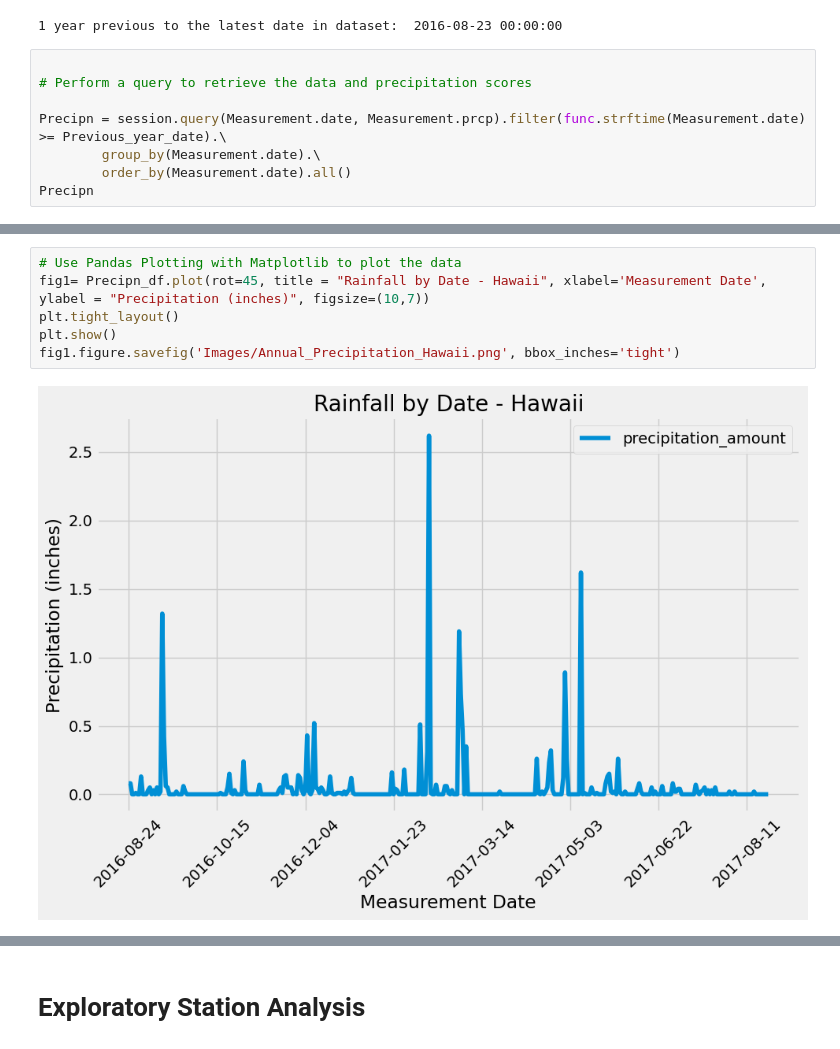
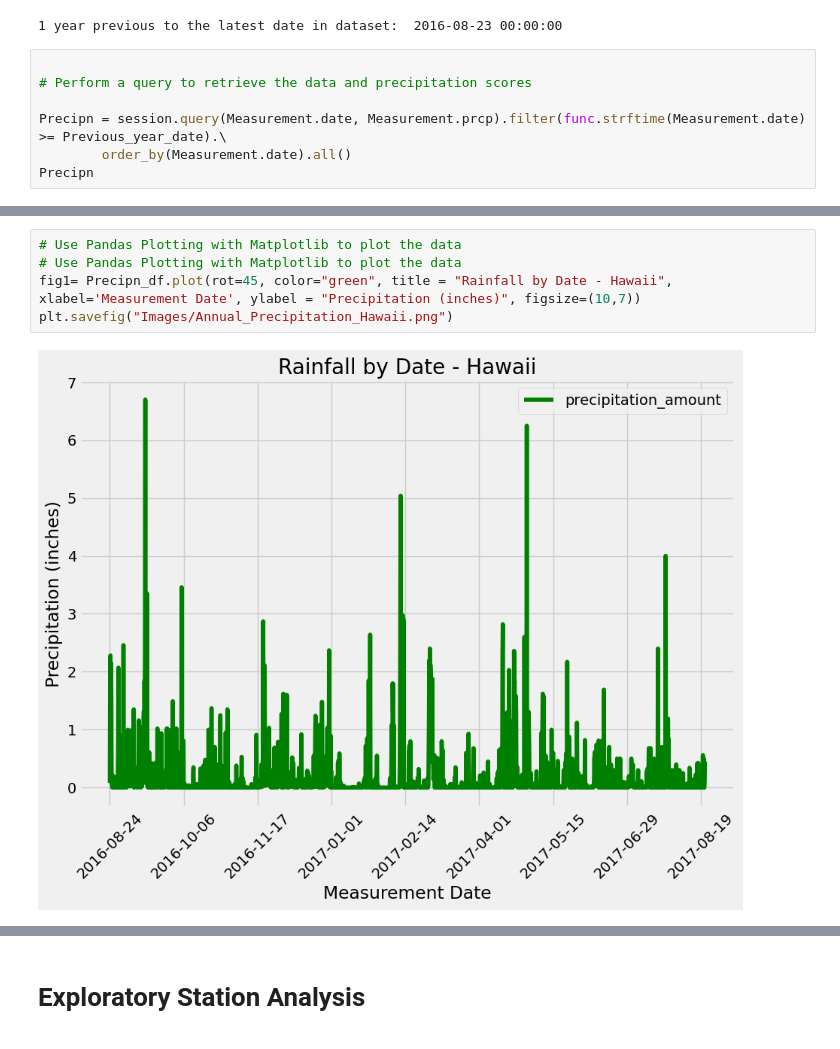
Before and after one commit to fbrowther/SQLAlchemy-Challenge, a Jupyter notebook: Analysis including bonus analyses.ipynb, the cells around one changed output, grey strips where cells are left out. Saved outputs shown, nothing was run; the diff lists cells and outputs as text.

```diff
--- a/Analysis including bonus analyses.ipynb
+++ b/Analysis including bonus analyses.ipynb
@@ -77,7 +77,6 @@ print ("1 year previous to the latest date in dataset: ", Previous_year_date)
 # Perform a query to retrieve the data and precipitation scores
 
 Precipn = session.query(Measurement.date, Measurement.prcp).filter(func.strftime(Measurement.date) >= Previous_year_date).\
-        group_by(Measurement.date).\
         order_by(Measurement.date).all()
 Precipn
 # %% [output]
@@ -135,11 +134,10 @@ Precipn_df
 # %%
 # Use Pandas Plotting with Matplotlib to plot the data
-fig1= Precipn_df.plot(rot=45, title = "Rainfall by Date - Hawaii", xlabel='Measurement Date', ylabel = "Precipitation (inches)", figsize=(10,7))
-plt.tight_layout()
-plt.show()
-fig1.figure.savefig('Images/Annual_Precipitation_Hawaii.png', bbox_inches='tight')
+# Use Pandas Plotting with Matplotlib to plot the data
+fig1= Precipn_df.plot(rot=45, color="green", title = "Rainfall by Date - Hawaii", xlabel='Measurement Date', ylabel = "Precipitation (inches)", figsize=(10,7))
+plt.savefig("Images/Annual_Precipitation_Hawaii.png")
 # %% [output]
-[figure, old version]
+[figure, new version]
 # %%
 # Use Pandas to print the summary statistics for the precipitation data.
 Precipn_df.describe()
```
Also changed, not shown: parts of 6 cells of this notebook, 1 other file.
